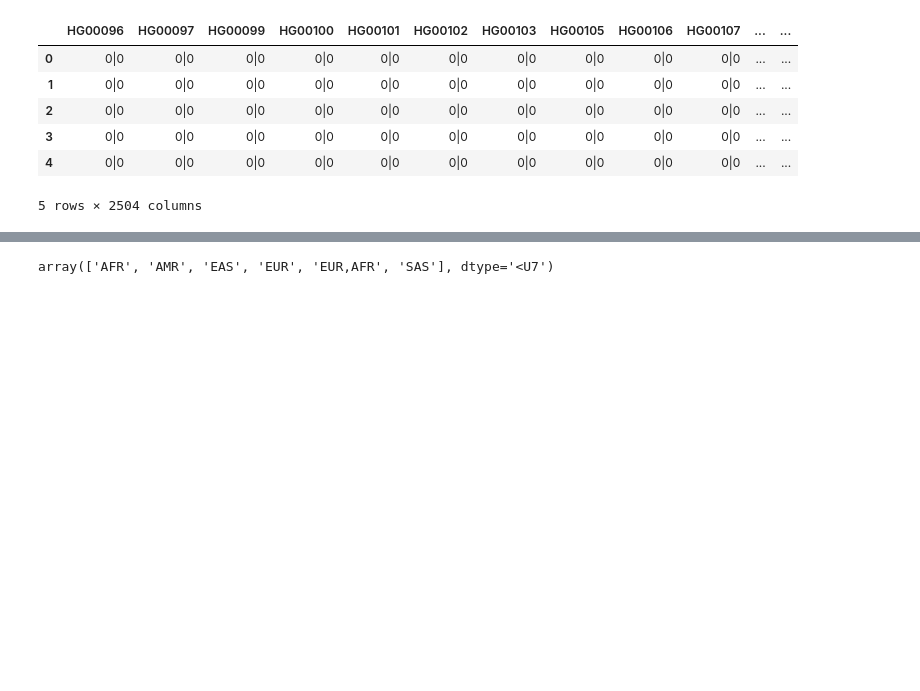
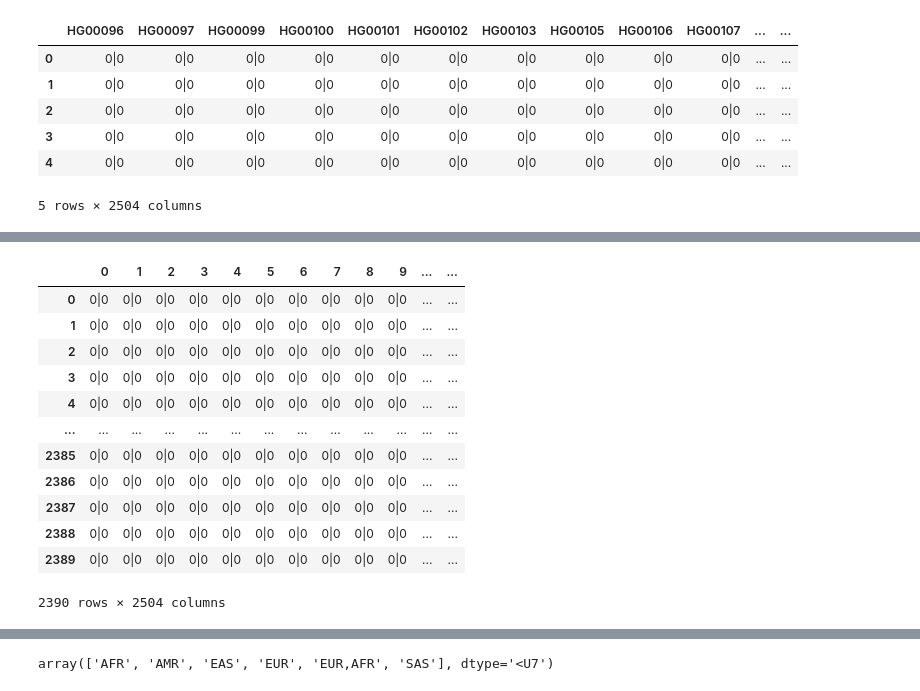
Before and after one commit to nhanta/GIP, a Jupyter notebook: src/test.ipynb, the cells around one changed output, grey strips where cells are left out. Saved outputs shown, nothing was run; the diff lists cells and outputs as text; code cells hidden in the pictures; blank space fills up the shorter version.

```diff
--- a/src/test.ipynb
+++ b/src/test.ipynb
@@ -56,3 +66,26 @@ geno.head()
 | 3 | 0|0 | 0|0 | 0|0 | 0|0 | 0|0 | 0|0 | 0|0 | 0|0 | 0|0 | 0|0 | ... | ... |
 | 4 | 0|0 | 0|0 | 0|0 | 0|0 | 0|0 | 0|0 | 0|0 | 0|0 | 0|0 | 0|0 | ... | ... |
 5 rows × 2504 columns
+# %%
+def split_columns(data):
+# Define the columns to split and the separator
+    columns_to_split = data.columns
+    df = pd.DataFrame()
+    value = []
+    # Split the specified columns
+    for col in columns_to_split:
+        try:
+            # Split the column into multiple columns
+            split_cols = data[col].str.split('|', expand=True)
+        except:
+            split_cols = data[col].str.split('/', expand=True)
+
+        # Rename the split columns to avoid name clashes
+        split_cols.columns = [f"{col}_{i+1}" for i in range(split_cols.shape[1])]
+
+        # Concatenate the split columns back to the original DataFrame
+        df = pd.concat([df, split_cols], axis=1)
+
+    return(df)
+# %%
+aa = split_columns(geno)
@@ -58,0 +108,36 @@ geno.head()
+# %%
+def merge(df):
+    # Function to merge two columns with a separator
+    def merge_columns(df, col1, col2):
+        return df[col1].astype(str) + "|" + df[col2].astype(str)
+
+    # List to hold the merged columns
+    merged_columns = []
+    l = df.shape[1] - 1
+    # Loop through pairs of adjacent columns
+    for i in range(0, l, 2):
+        merged_col = merge_columns(df, df.columns[i], df.columns[i+1])
+        merged_columns.append(merged_col)
+
+    # Create a new DataFrame with the merged columns
+    merged_df = pd.DataFrame(merged_columns).T
+
+    return(merged_df)
+# %%
+bb = merge(aa)
+# %%
+bb
+# %% [output]
+|  | 0 | 1 | 2 | 3 | 4 | 5 | 6 | 7 | 8 | 9 | ... | ... |
+| 0 | 0|0 | 0|0 | 0|0 | 0|0 | 0|0 | 0|0 | 0|0 | 0|0 | 0|0 | 0|0 | ... | ... |
+| 1 | 0|0 | 0|0 | 0|0 | 0|0 | 0|0 | 0|0 | 0|0 | 0|0 | 0|0 | 0|0 | ... | ... |
+| 2 | 0|0 | 0|0 | 0|0 | 0|0 | 0|0 | 0|0 | 0|0 | 0|0 | 0|0 | 0|0 | ... | ... |
+| 3 | 0|0 | 0|0 | 0|0 | 0|0 | 0|0 | 0|0 | 0|0 | 0|0 | 0|0 | 0|0 | ... | ... |
+| 4 | 0|0 | 0|0 | 0|0 | 0|0 | 0|0 | 0|0 | 0|0 | 0|0 | 0|0 | 0|0 | ... | ... |
+| ... | ... | ... | ... | ... | ... | ... | ... | ... | ... | ... | ... | ... |
+| 2385 | 0|0 | 0|0 | 0|0 | 0|0 | 0|0 | 0|0 | 0|0 | 0|0 | 0|0 | 0|0 | ... | ... |
+| 2386 | 0|0 | 0|0 | 0|0 | 0|0 | 0|0 | 0|0 | 0|0 | 0|0 | 0|0 | 0|0 | ... | ... |
+| 2387 | 0|0 | 0|0 | 0|0 | 0|0 | 0|0 | 0|0 | 0|0 | 0|0 | 0|0 | 0|0 | ... | ... |
+| 2388 | 0|0 | 0|0 | 0|0 | 0|0 | 0|0 | 0|0 | 0|0 | 0|0 | 0|0 | 0|0 | ... | ... |
+| 2389 | 0|0 | 0|0 | 0|0 | 0|0 | 0|0 | 0|0 | 0|0 | 0|0 | 0|0 | 0|0 | ... | ... |
+2390 rows × 2504 columns
```
Also changed, not shown: parts of 9 cells of this notebook, 6 other files.
